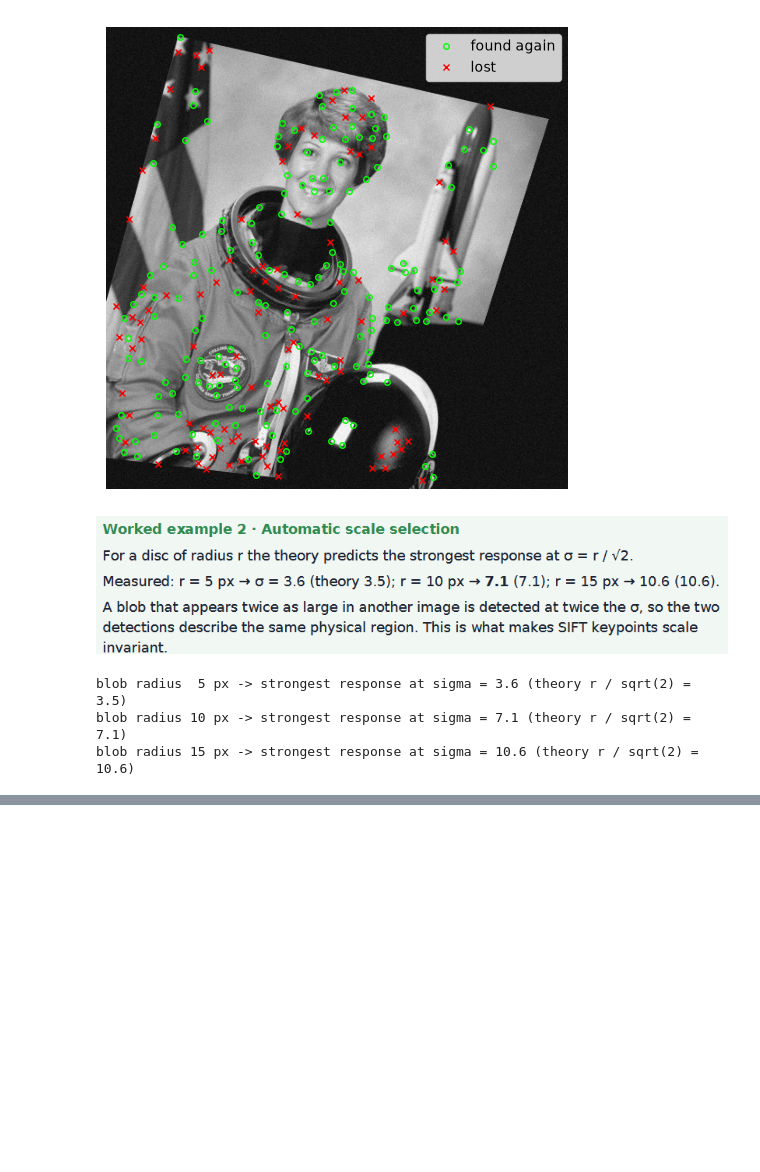
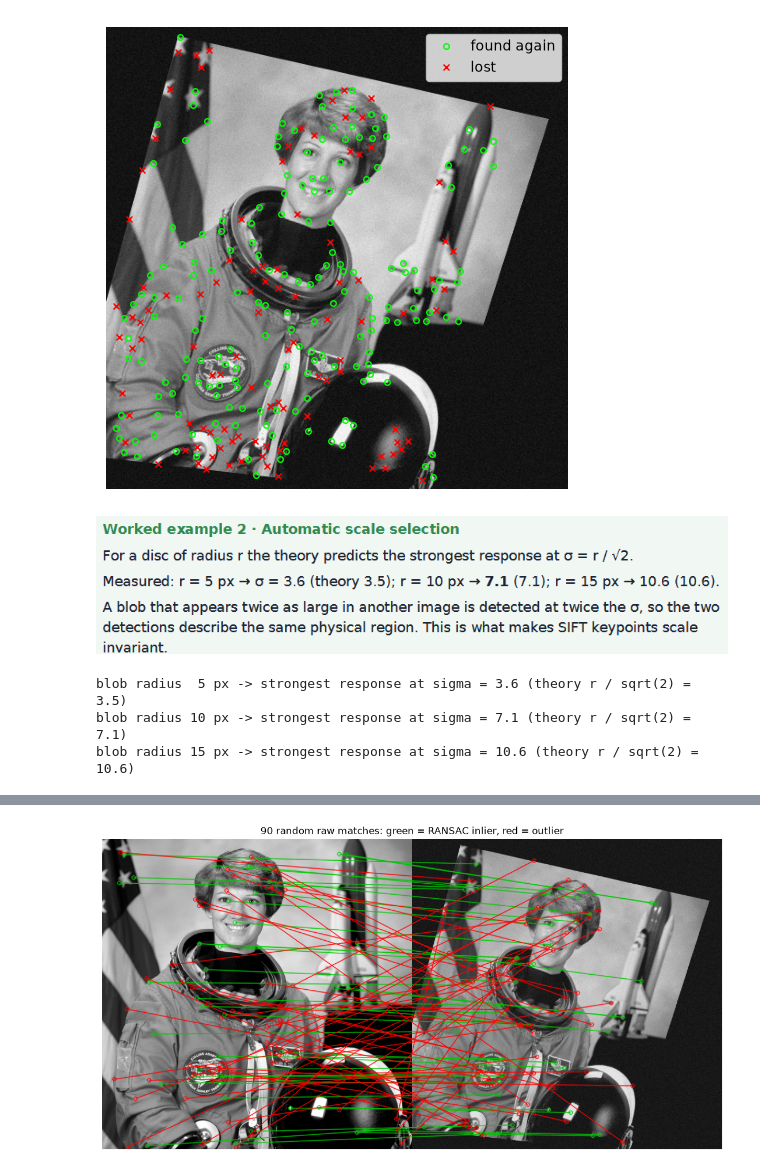
Before and after one commit to Ali-Haider-NSU/perception-geometry, a Jupyter notebook: 04_features_and_RANSAC/features_and_RANSAC.ipynb, the cells around one changed output, grey strips where cells are left out. Drawn from its saved outputs; the diff is of its cells as text; code cells hidden in the pictures; blank space fills up the shorter version.

```diff
--- a/04_features_and_RANSAC/features_and_RANSAC.ipynb
+++ b/04_features_and_RANSAC/features_and_RANSAC.ipynb
@@ -116,0 +183,79 @@ blob radius 15 px -> strongest response at sigma = 10.6 (theory r / sqrt(2) = 10
+# %%
+import numpy as np
+import cv2
+import matplotlib.pyplot as plt
+from skimage import data
+
+# ---------- 1. the image pair with a known homography ----------
+img1 = cv2.cvtColor(data.astronaut(), cv2.COLOR_RGB2GRAY)        # 512 x 512
+H_true = np.array([[0.90, -0.25, 80.0],
+                   [0.20,  0.95, 10.0],
+                   [2e-4,  1e-4,  1.0]])
+img2 = cv2.warpPerspective(img1, H_true, (512, 512))
+rng = np.random.default_rng(0)
+img2 = np.clip(0.8 * img2 + 25 + rng.normal(0, 4, img2.shape), 0, 255).astype(np.uint8)
+
+# ---------- 2. SIFT features ----------
+sift = cv2.SIFT_create(nfeatures=1500)
+kp1, des1 = sift.detectAndCompute(img1, None)
+kp2, des2 = sift.detectAndCompute(img2, None)
+
+# ---------- 3. matching with the ratio test ----------
+def match_ratio(des1, des2, norm, ratio=0.8):
+    bf = cv2.BFMatcher(norm)
+    good = []
+    for m, n in bf.knnMatch(des1, des2, k=2):        # best and second-best match
+        if m.distance < ratio * n.distance:
+            good.append(m)
+    return good
+
+def points(matches):
+    p1 = np.float32([kp1[m.queryIdx].pt for m in matches])
+    p2 = np.float32([kp2[m.trainIdx].pt for m in matches])
+    return p1, p2
+
+def corner_error(H):
+    """Mean distance (px) between image corners mapped by H and by the true H."""
+    c = np.float32([[0, 0], [511, 0], [511, 511], [0, 511]]).reshape(-1, 1, 2)
+    diff = cv2.perspectiveTransform(c, H) - cv2.perspectiveTransform(c, H_true)
+    return np.linalg.norm(diff, axis=2).mean()
+
+good = match_ratio(des1, des2, cv2.NORM_L2, ratio=0.8)
+p1, p2 = points(good)
+
+# ---------- 4. homography: least squares vs RANSAC ----------
+H_ls, _ = cv2.findHomography(p1, p2, 0)                          # all matches, no RANSAC
+H_ransac, mask = cv2.findHomography(p1, p2, cv2.RANSAC, 3.0)     # 3 px inlier threshold
+print(f"matches after ratio test: {len(good)}")
+print(f"least squares (all matches): corner error {corner_error(H_ls):7.2f} px")
+print(f"RANSAC: {int(mask.sum())} inliers ({mask.mean():.0%}), corner error "
+      f"{corner_error(H_ransac):.2f} px")
+
+# ---------- 5. harder: raw nearest-neighbour matches, about half wrong ----------
+nn = match_ratio(des1, des2, cv2.NORM_L2, ratio=1.0)
+q1, q2 = points(nn)
+H_nn, mask_nn = cv2.findHomography(q1, q2, cv2.RANSAC, 3.0)
+print(f"RANSAC on {len(nn)} raw matches: {mask_nn.mean():.0%} inliers, "
+      f"corner error {corner_error(H_nn):.2f} px")
+
+# ---------- 6. show inliers (green) and outliers (red) of the raw matches ----------
+inl = mask_nn.ravel().astype(bool)
+idx = np.random.default_rng(1).choice(len(nn), 90, replace=False)
+vis = cv2.drawMatches(img1, kp1, img2, kp2, [nn[i] for i in idx if inl[i]], None,
+                      matchColor=(0, 200, 0), flags=cv2.DrawMatchesFlags_NOT_DRAW_SINGLE_POINTS)
+vis = cv2.drawMatches(img1, kp1, img2, kp2, [nn[i] for i in idx if not inl[i]], vis,
+                      matchColor=(255, 0, 0),
+                      flags=cv2.DrawMatchesFlags_DRAW_OVER_OUTIMG | cv2.DrawMatchesFlags_NOT_DRAW_SINGLE_POINTS)
+plt.figure(figsize=(14, 7))
+plt.imshow(vis)          # green = inlier, red = outlier
+plt.title("90 random raw matches: green = RANSAC inlier, red = outlier")
+plt.axis("off"); plt.show()
+
+# ---------- 7. check the homography visually: warp image 1 into image 2 ----------
+warped = cv2.warpPerspective(img1, H_ransac, (512, 512))
+overlay = np.dstack([img2, warped, img2])   # magenta/green fringes = misalignment
+plt.figure(figsize=(6, 6))
+plt.imshow(overlay)
+plt.title("image 2 (magenta) vs image 1 warped by H_ransac (green)")
+plt.axis("off"); plt.show()
+# %% [output]
@@ -116,0 +266 @@ blob radius 15 px -> strongest response at sigma = 10.6 (theory r / sqrt(2) = 10
+[figure, added]
```
Also changed, not shown: parts of 4 cells of this notebook, 1 other file.
